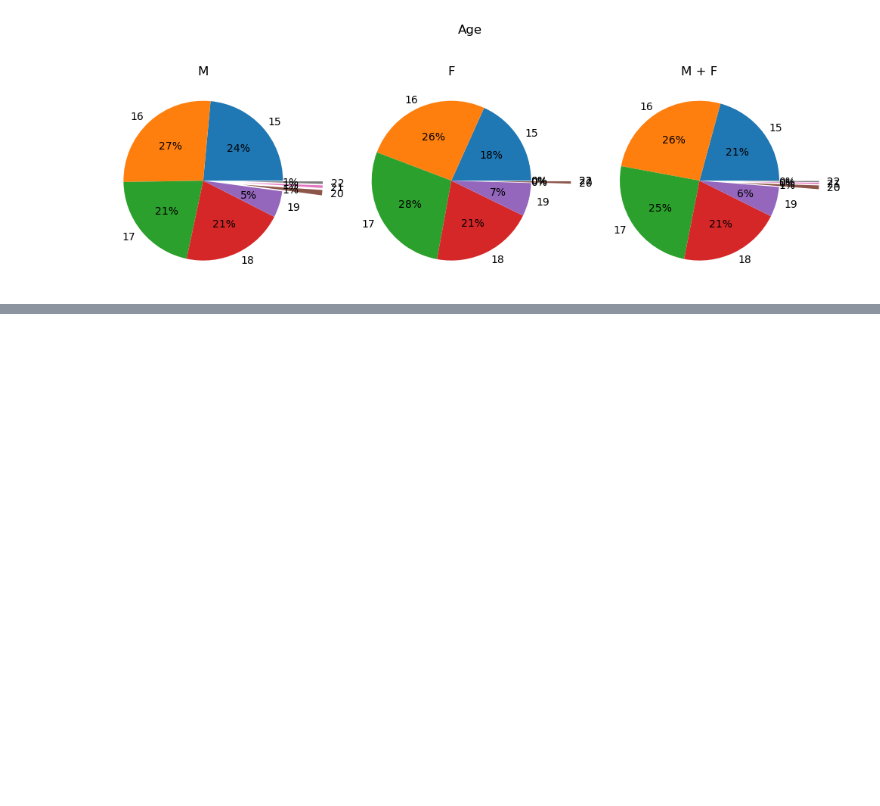
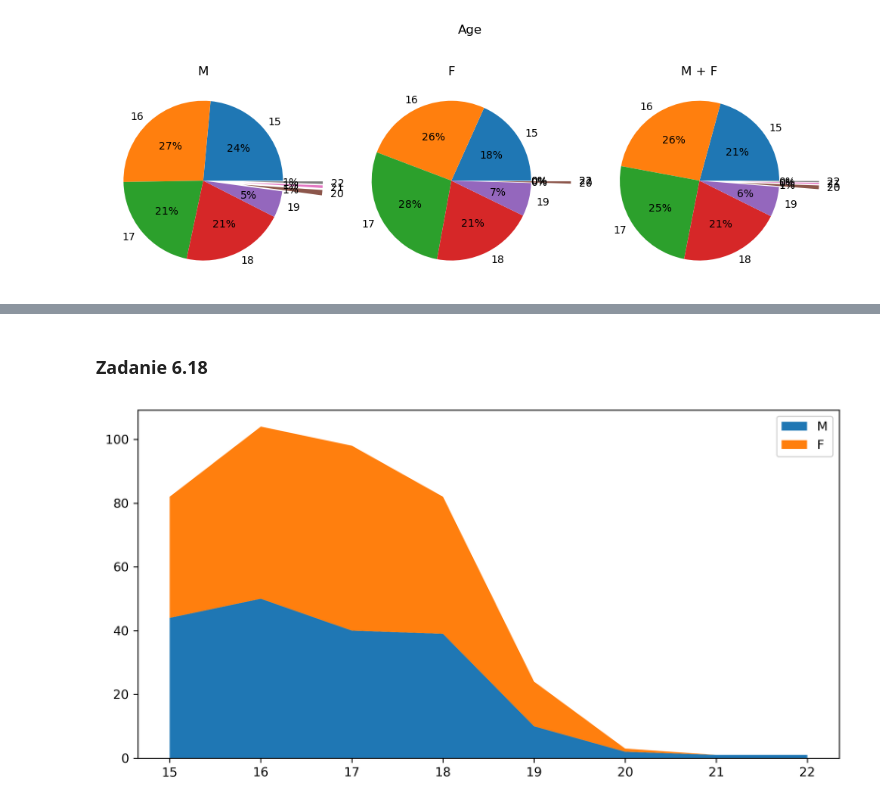
Before and after one commit to kplawik/MetodyWizualizacjiDanych, a Jupyter notebook: zadania_6.ipynb, the cells around one changed output, grey strips where cells are left out. Drawn from its saved outputs; the diff is of its cells as text; code cells hidden in the pictures; blank space fills up the shorter version.

```diff
--- a/zadania_6.ipynb
+++ b/zadania_6.ipynb
@@ -345,0 +355,10 @@ plt.show()
+# %% [markdown]
+### Zadanie 6.18
+# %%
+plt.figure(figsize=(10, 5), dpi=300, num=1)
+plt.stackplot(pivot_table.index, pivot_table['M'], pivot_table['F'], labels=labels)
+plt.legend()
+plt.show()
+plt.close(1)
+# %% [output]
+[figure, added]
```
Also changed, not shown: parts of 2 cells of this notebook.
